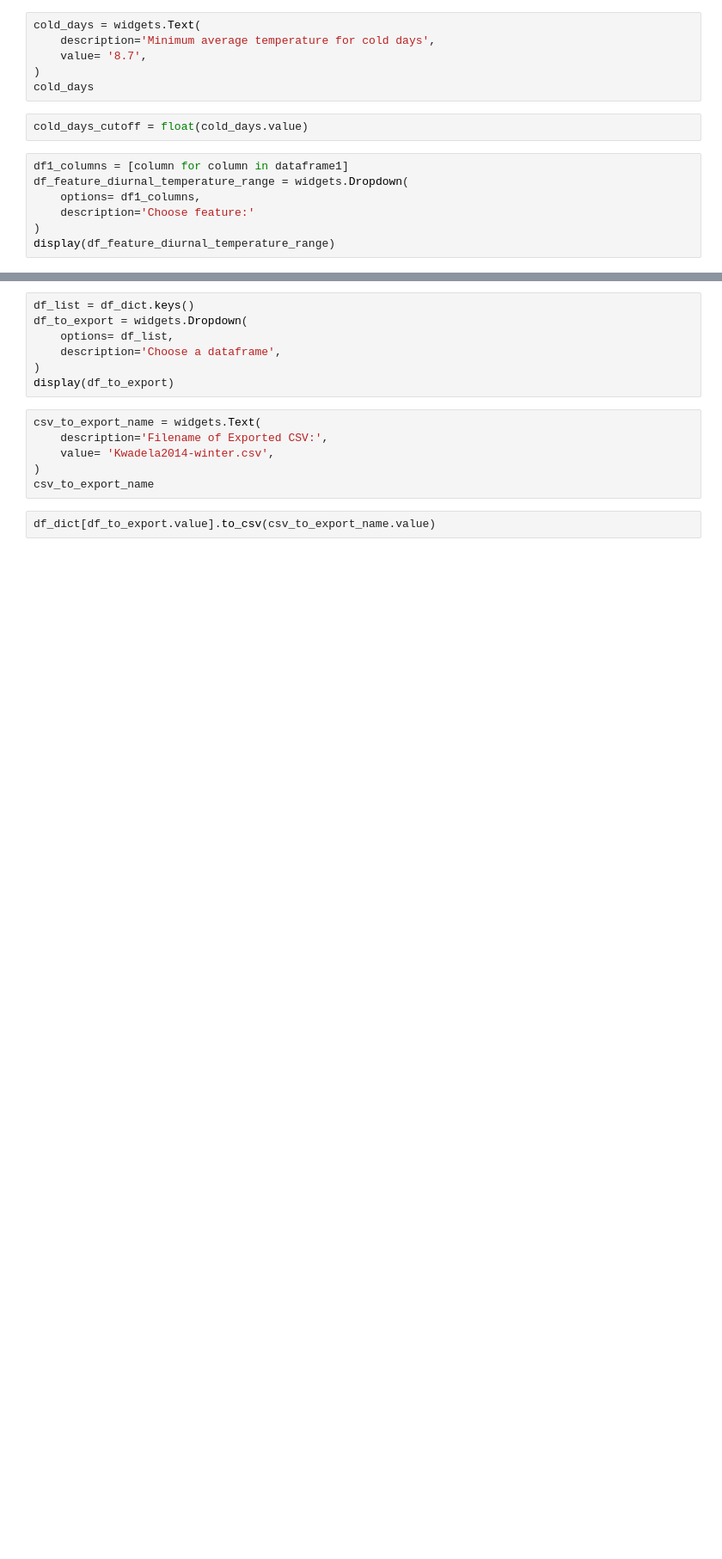
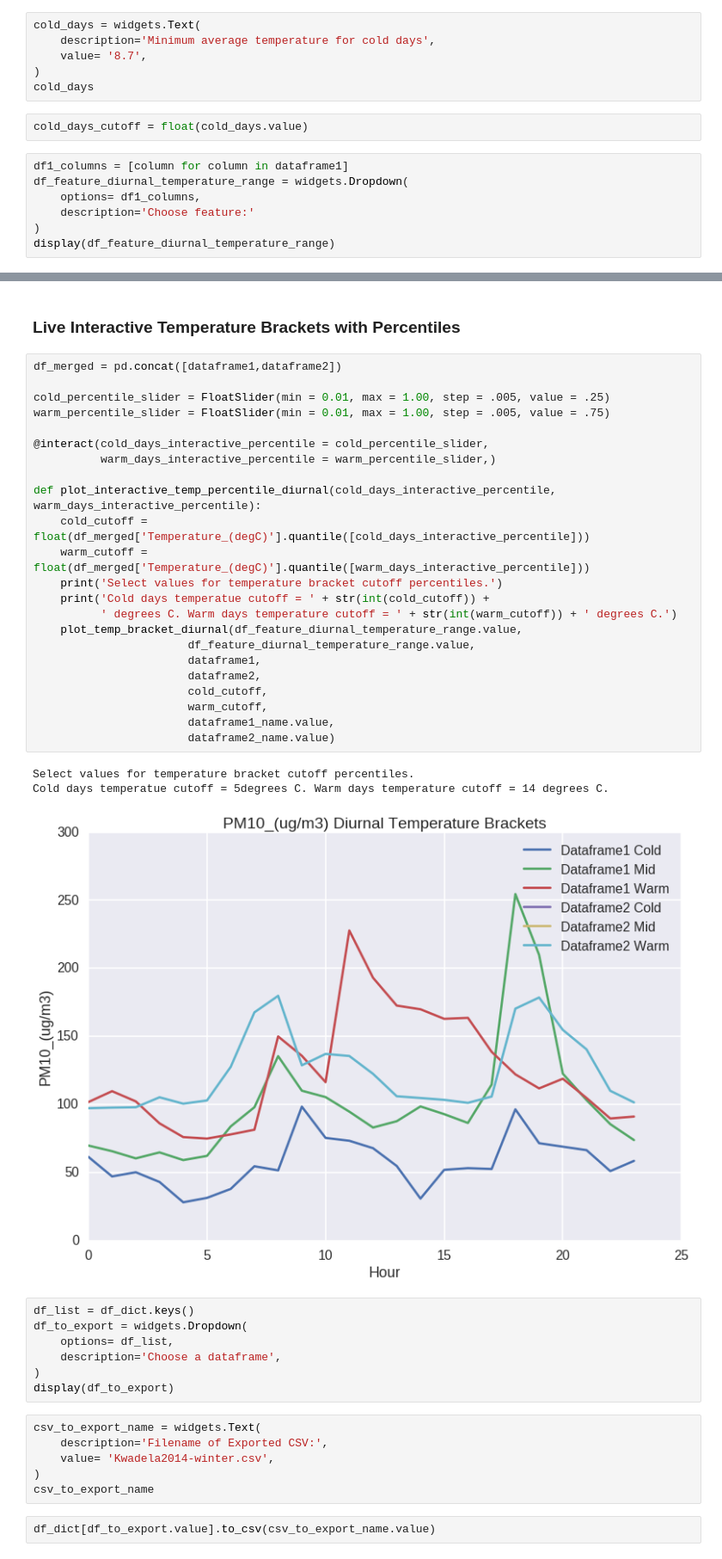
Before and after one commit to BrennaManning/KwaDela2016, a Jupyter notebook: Analysis_Suite_1.ipynb, the cells around one changed output, grey strips where cells are left out. Shown at 86% size. Saved outputs shown, nothing was run; the diff lists cells and outputs as text; blank space fills up the shorter version.

```diff
--- a/Analysis_Suite_1.ipynb
+++ b/Analysis_Suite_1.ipynb
@@ -674,3 +652,32 @@ plotTempBracketDiurnal(df_feature_diurnal_temperature_range.value,
+# %% [markdown]
+### Live Interactive Temperature Brackets with Percentiles
+# %%
+df_merged = pd.concat([dataframe1,dataframe2])
+
+cold_percentile_slider = FloatSlider(min = 0.01, max = 1.00, step = .005, value = .25)
+warm_percentile_slider = FloatSlider(min = 0.01, max = 1.00, step = .005, value = .75)
+
+@interact(cold_days_interactive_percentile = cold_percentile_slider,
+          warm_days_interactive_percentile = warm_percentile_slider,)
+
+def plot_interactive_temp_percentile_diurnal(cold_days_interactive_percentile, warm_days_interactive_percentile):
+    cold_cutoff = float(df_merged['Temperature_(degC)'].quantile([cold_days_interactive_percentile]))
+    warm_cutoff = float(df_merged['Temperature_(degC)'].quantile([warm_days_interactive_percentile]))
+    print('Select values for temperature bracket cutoff percentiles.')
+    print('Cold days temperatue cutoff = ' + str(int(cold_cutoff)) +
+          ' degrees C. Warm days temperature cutoff = ' + str(int(warm_cutoff)) + ' degrees C.')
+    plot_temp_bracket_diurnal(df_feature_diurnal_temperature_range.value,
+                       df_feature_diurnal_temperature_range.value,
+                       dataframe1,
+                       dataframe2,
+                       cold_cutoff,
+                       warm_cutoff,
+                       dataframe1_name.value,
+                       dataframe2_name.value)
+# %% [output]
+Select values for temperature bracket cutoff percentiles.
+Cold days temperatue cutoff = 5degrees C. Warm days temperature cutoff = 14 degrees C.
+[figure, added]
 # %%
 df_list = df_dict.keys()
 df_to_export = widgets.Dropdown(
```
Also changed, not shown: parts of 14 cells of this notebook.
